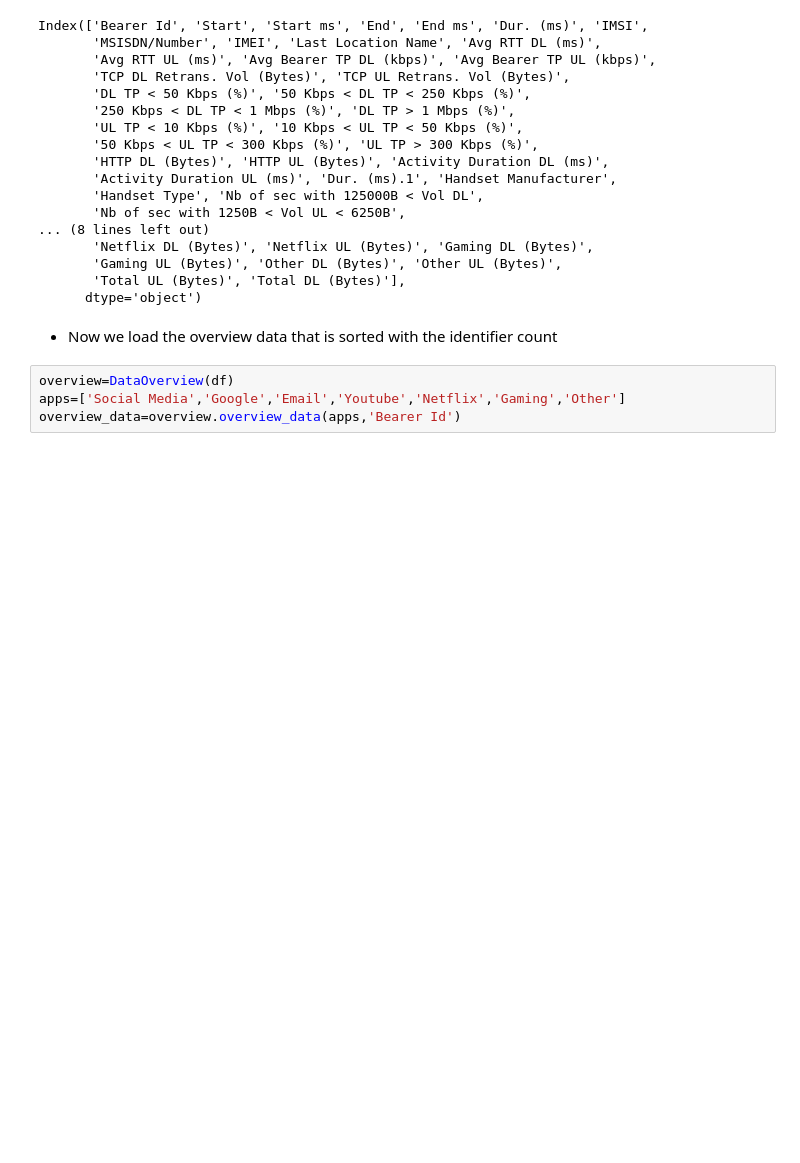
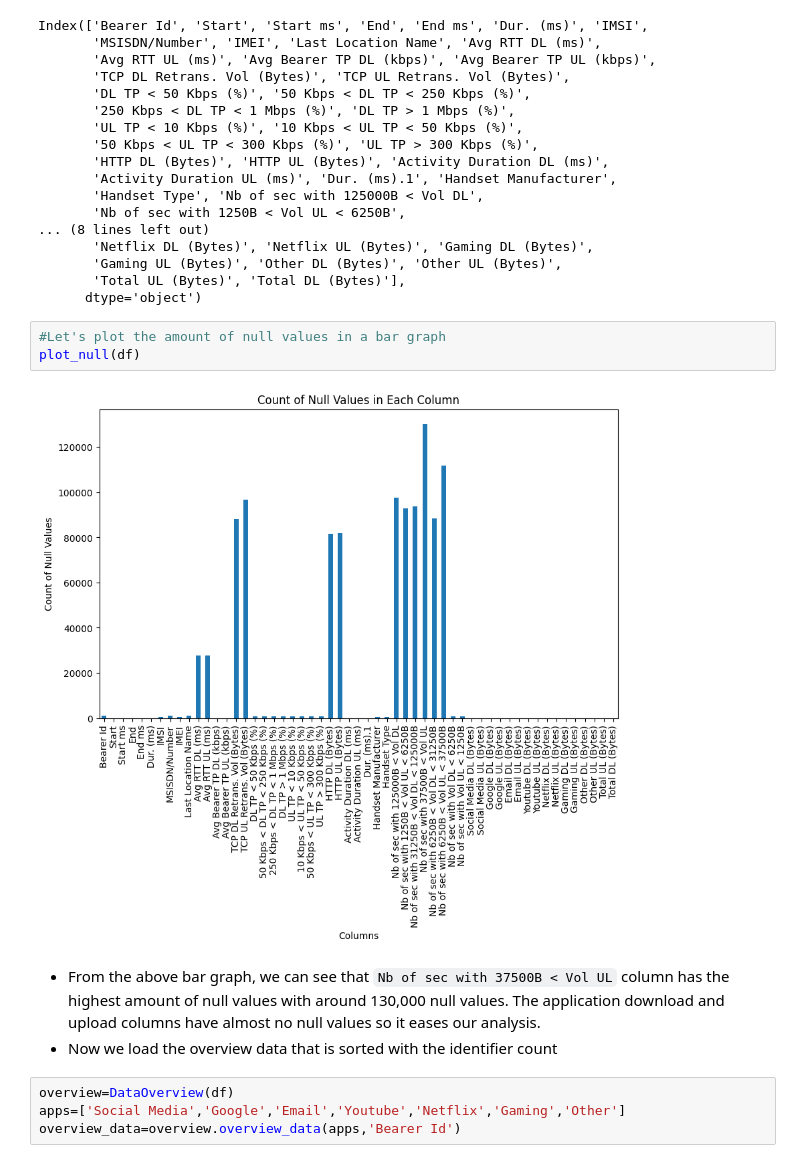
Before and after one commit to Leoul39/AIM-Week_2, a Jupyter notebook: notebooks/Overview.ipynb, the cells around one changed output. Cells and saved outputs as stored; diff of their text form; blank space fills up the shorter version.

Commit message:
minor changes on the graph

```diff
--- a/notebooks/Overview.ipynb
+++ b/notebooks/Overview.ipynb
@@ -37,8 +39,14 @@ Index(['Bearer Id', 'Start', 'Start ms', 'End', 'End ms', 'Dur. (ms)', 'IMSI',
        'Gaming UL (Bytes)', 'Other DL (Bytes)', 'Other UL (Bytes)',
        'Total UL (Bytes)', 'Total DL (Bytes)'],
       dtype='object')
-# %% [markdown]
-* Now we load the overview data that is sorted with the identifier count
+# %%
+#Let's plot the amount of null values in a bar graph
+plot_null(df)
+# %% [output]
+[figure, added]
+# %% [markdown]
+* From the above bar graph, we can see that `Nb of sec with 37500B < Vol UL` column has the highest amount of null values with around 130,000 null values. The application download and upload columns have almost no null values so it eases our analysis.
+* Now we load the overview data that is sorted with the identifier count
 # %%
 overview=DataOverview(df)
 apps=['Social Media','Google','Email','Youtube','Netflix','Gaming','Other']
```
Also changed, not shown: parts of 8 cells of this notebook, 2 other files.
